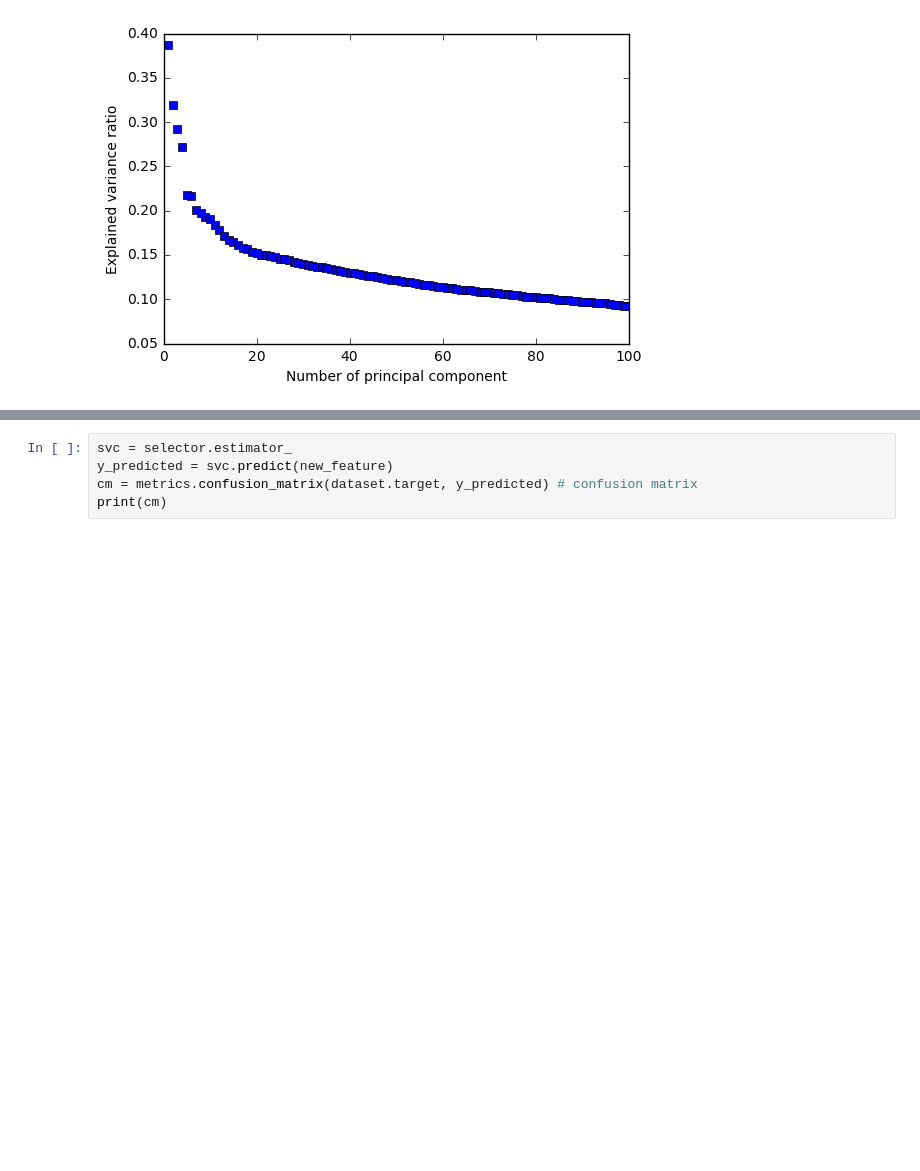
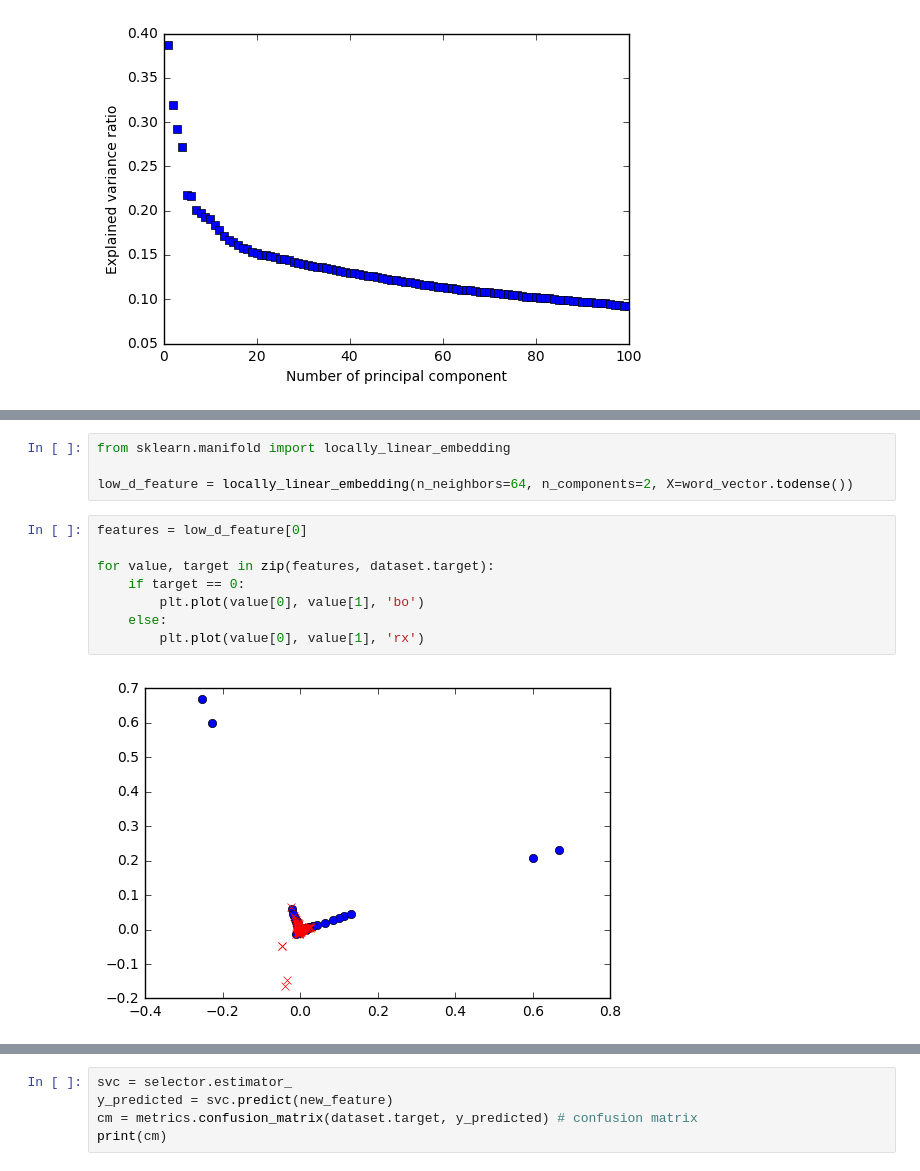
Before and after one commit to GuanxiongLiu/DS501, a Jupyter notebook: CaseStudy3/CaseStudy3.ipynb, the cells around one changed output, grey strips where cells are left out. Drawn from its saved outputs; the diff is of its cells as text; blank space fills up the shorter version.

```diff
--- a/CaseStudy3/CaseStudy3.ipynb
+++ b/CaseStudy3/CaseStudy3.ipynb
@@ -589,0 +620,14 @@ plt.ylabel('Explained variance ratio')
+# %%
+from sklearn.manifold import locally_linear_embedding
+
+low_d_feature = locally_linear_embedding(n_neighbors=64, n_components=2, X=word_vector.todense())
+# %%
+features = low_d_feature[0]
+
+for value, target in zip(features, dataset.target):
+    if target == 0:
+        plt.plot(value[0], value[1], 'bo')
+    else:
+        plt.plot(value[0], value[1], 'rx')
+# %% [output]
+[figure, added]
```
Also changed, not shown: parts of 15 cells of this notebook, 4 other files.
